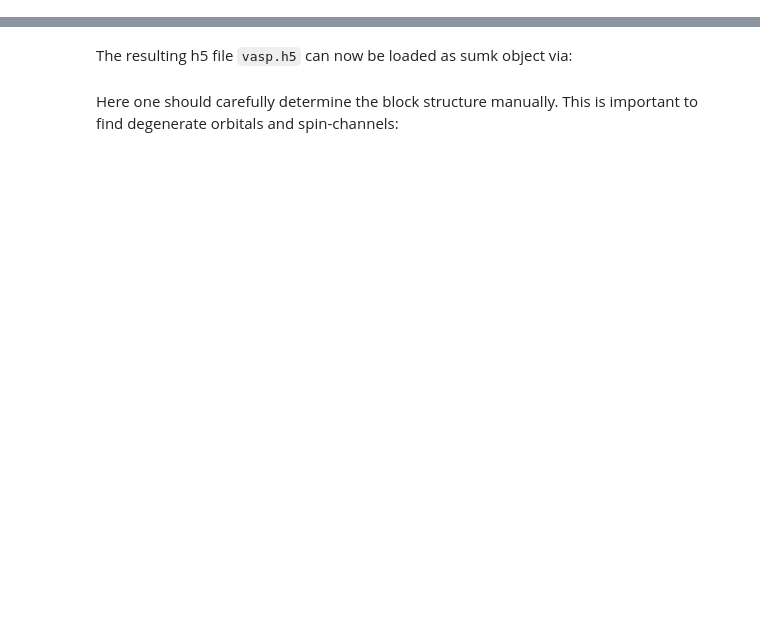
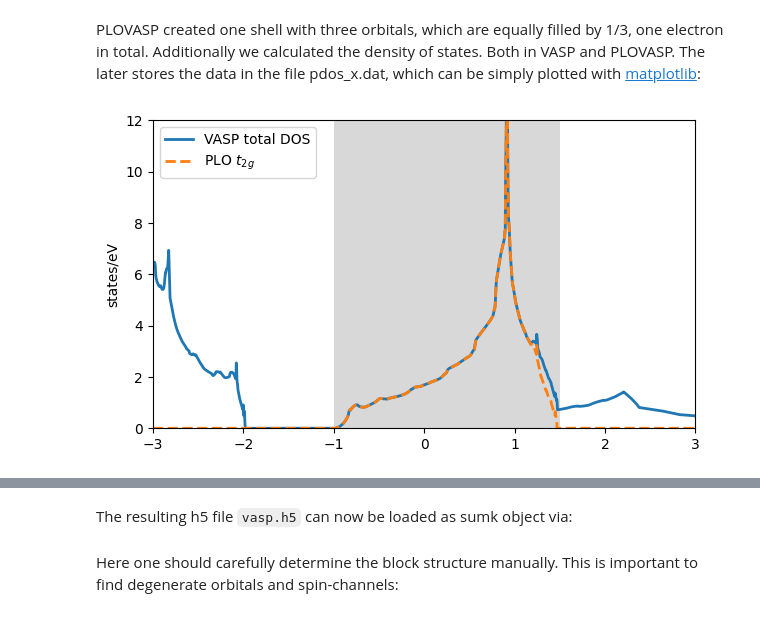
Before and after one commit to TRIQS/dft_tools, a Jupyter notebook: doc/tutorials/svo_vasp/svo_notebook.ipynb, the cells around one changed output, grey strips where cells are left out. Saved outputs shown, nothing was run; the diff lists cells and outputs as text; code cells hidden in the pictures; blank space fills up the shorter version.

Commit message:
[doc] update VASP SVO tutorial for new interface features

```diff
--- a/doc/tutorials/svo_vasp/svo_notebook.ipynb
+++ b/doc/tutorials/svo_vasp/svo_notebook.ipynb
@@ -3,25 +3,13 @@ import matplotlib
 matplotlib.use("Pdf")
 import matplotlib.pyplot as plt
 %matplotlib inline
-%config InlineBackend.figure_format = 'svg'
-
-# set matplotlib parameters
-params = {'backend': 'ps',
-          'axes.labelsize': 13,
-          'font.size': 13,
-          'legend.fontsize': 13,
-          'xtick.labelsize': 13,
-          'ytick.labelsize': 13,
-          'text.usetex': False,
-          'text.latex.preamble': "\\usepackage{mathpazo}, \\usepackage{amsmath}",
-          'font.family': 'sans-serif',
-          'font.sans-serif': ['Computer Modern Sans serif']}
-plt.rcParams.update(params)
 
 import warnings
 warnings.filterwarnings("ignore") #ignore some matplotlib warnings
 
 # numpy
 import numpy as np
+
+from h5 import HDFArchive
 # %% [markdown]
 In this basic example we will perform a VASP calculation for SrVO$_3$, build PLOs for the Vanadium t$_{2g}$ orbitals, and load them as SumK object, which can be then used to perform a DMFT calculation.
@@ -114 +99,28 @@ Read parameters:
+# %% [markdown]
+PLOVASP created one shell with three orbitals, which are equally filled by 1/3, one electron in total. Additionally we calculated the density of states. Both in VASP and PLOVASP. The later stores the data in the file pdos_x.dat, which can be simply plotted with [matplotlib](https://matplotlib.org/):
+# %%
+plo_dos = np.loadtxt('pdos_0_0.dat')
+
+with HDFArchive('vaspout.h5','r') as vaspout:
+    vasp_dos = vaspout['results/electron_dos/dos']
+    vasp_dos_energies = vaspout['results/electron_dos/energies']
+    vasp_fermi = vaspout['results/electron_dos/efermi']
+# %%
+%matplotlib inline
+fig = plt.figure(figsize=(7,4))
+
+plt.plot(vasp_dos_energies-vasp_fermi, vasp_dos[0,:], lw=2, label=r'VASP total DOS')
+
+plt.plot(plo_dos[:,0],plo_dos[:,1]+plo_dos[:,2]+plo_dos[:,3], '--', lw=2, label=r'PLO $t_{2g}$')
+
+plt.axvspan(-1., 1.5, facecolor='gray', alpha=0.3)
+
+plt.xlim([-3,3])
+plt.ylim(0,12)
+plt.ylabel(r'states/eV')
+plt.legend()
+
+plt.show()
+# %% [output]
+[figure, added]
 # %% [markdown]
```
Also changed, not shown: parts of 8 cells of this notebook, 2 other files.
